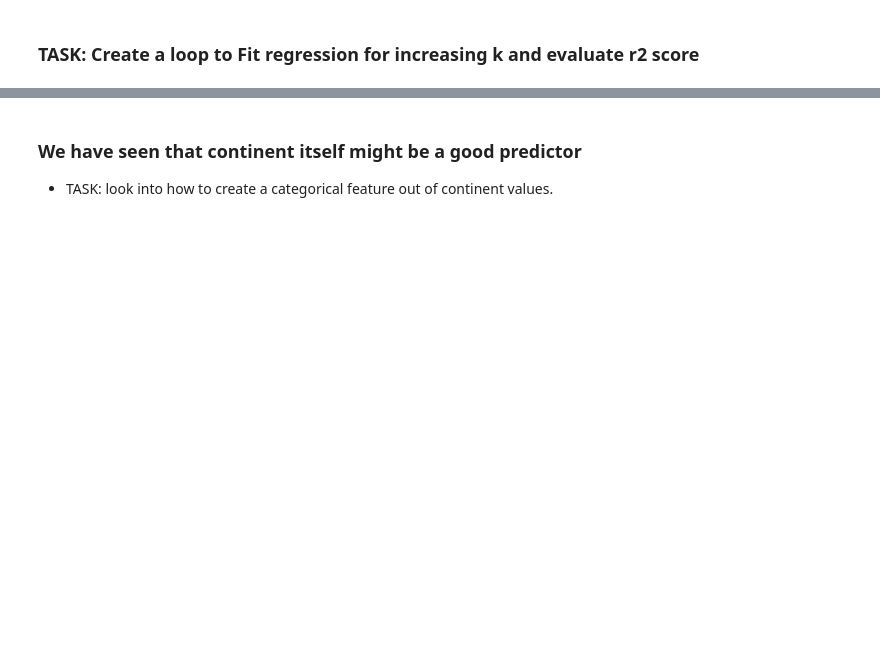
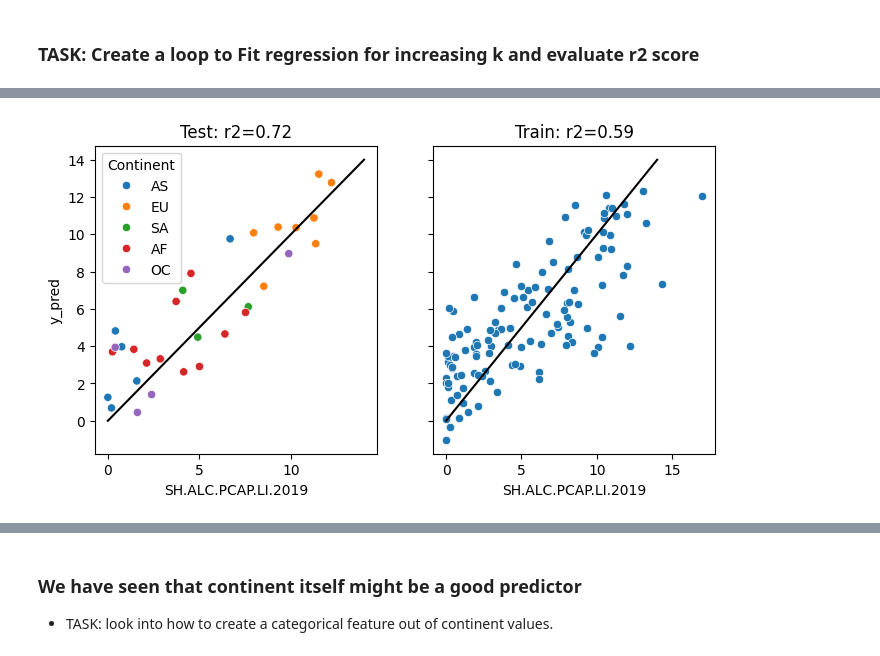
Before and after one commit to Py-ualg/miniprojects, a Jupyter notebook: alcoholism/alcoholism_solution_current.ipynb, the cells around one changed output, grey strips where cells are left out. Drawn from its saved outputs; the diff is of its cells as text; code cells hidden in the pictures; blank space fills up the shorter version.

```diff
--- a/alcoholism/alcoholism_solution_current.ipynb
+++ b/alcoholism/alcoholism_solution_current.ipynb
@@ -312,0 +410,6 @@ reg.fit(X_train, y_train)
+# %%
+# pick any k and rerun the regression to plot the train/test result.
+df_test, y_train, y_train_pred, r2_test, r2_train, X_train, X_test, y_train, y_test = runRegression(DF_filt, k=14)
+plotRegResult(df_test, y_train, y_train_pred, r2_test, r2_train)
+# %% [output]
+[figure, added]
```
Also changed, not shown: parts of 22 cells of this notebook, 2 other files.
